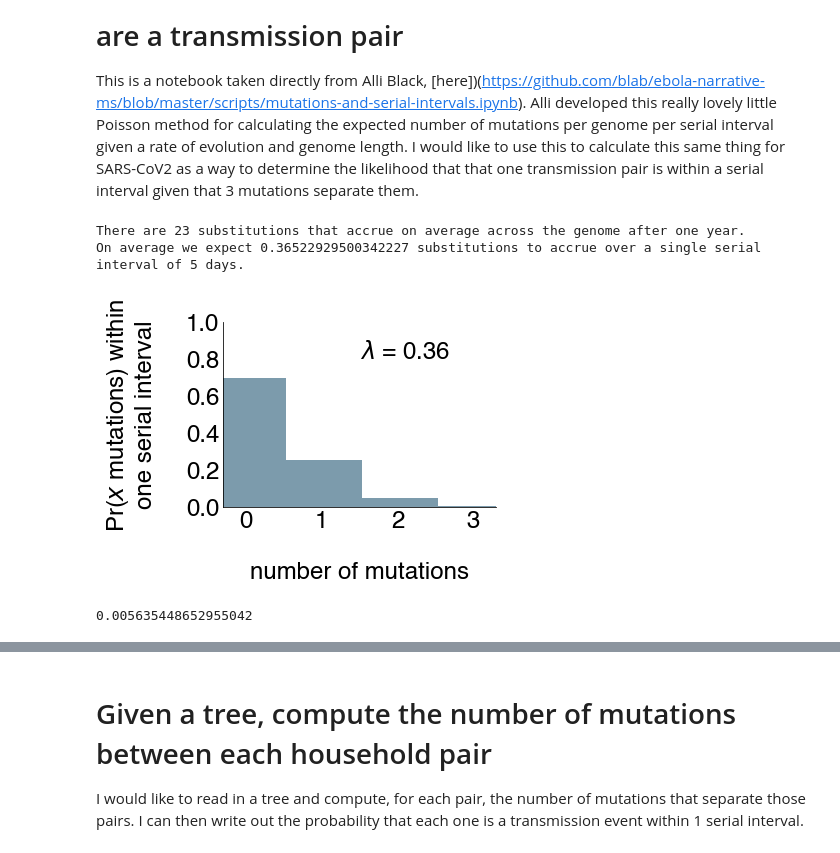
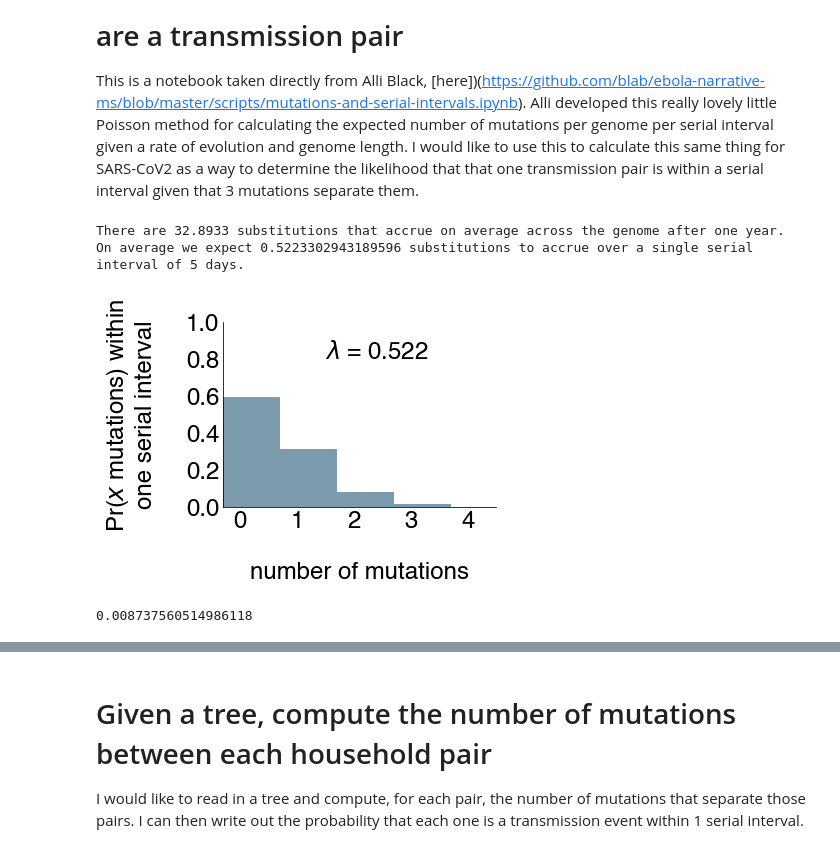
Before and after one commit to lmoncla/ncov-WI-within-host, a Jupyter notebook: scripts/calculate-probability-household-is-transmission-pair.ipynb, the cells around one changed output, grey strips where cells are left out. Drawn from its saved outputs; the diff is of its cells as text; code cells hidden in the pictures.

Commit message:
adding in changes to code for supplemental figure 8

```diff
--- a/scripts/calculate-probability-household-is-transmission-pair.ipynb
+++ b/scripts/calculate-probability-household-is-transmission-pair.ipynb
@@ -21,11 +30,13 @@ bt = imp.load_source('baltic', '../baltic/baltic.py')
 #green:434A42
 # %%
 #the math
-subs_per_genome_per_year = 23   # from nextstrain.org/ncov/global
+subs_per_site_per_year = 0.0011  # from Duchene, mean is 1.1 x 10^-3, credible interval is  7.03 × 10−4 and 1.5 × 10−3
+genome_length = 29903
+subs_per_genome_per_year = subs_per_site_per_year * genome_length
 print("There are {} substitutions that accrue on average across the genome after one year.".format(subs_per_genome_per_year))
 
 subs_per_genome_per_day = subs_per_genome_per_year/365.25
-serial_interval = 5.8 # days
+serial_interval = 5.8 # days; from He paper, the estimate was 5.8 with a 95% CI OF 4.8-6.8
 subs_per_genome_per_serial_interval = subs_per_genome_per_day * serial_interval
 print("On average we expect {} substitutions to accrue over a single serial interval of 5 days.".format(subs_per_genome_per_serial_interval))
 
@@ -33,8 +44,8 @@ print("On average we expect {} substitutions to accrue over a single serial inte
 #in reality the observed number of substitutions is discrete, and we see, 0, 1, 2, etc. mutations with different probabilities,
 #which is what we plot below: the probability of x subsitutions observed given a SINGLE serial interval.
 # %% [output]
-There are 23 substitutions that accrue on average across the genome after one year.
-On average we expect 0.36522929500342227 substitutions to accrue over a single serial interval of 5 days.
+There are 32.8933 substitutions that accrue on average across the genome after one year.
+On average we expect 0.5223302943189596 substitutions to accrue over a single serial interval of 5 days.
 # %%
 plt.rc('font',**{'family':'sans-serif','sans-serif':['Helvetica']})
 plt.rc('text', usetex='false')
@@ -46,36 +57,36 @@ height= 4.3
 # %%
 fig,ax = fig, ax = plt.subplots(figsize=(width,height),facecolor='w')
 
-x = np.arange(0,4,1)
+x = np.arange(0,5,1)
 
 rv = poisson(subs_per_genome_per_serial_interval)
 ax.vlines(x, 0, rv.pmf(x), colors='#7C9BAC', linestyles='-', lw=80)
 ax.set_ylabel("Pr($x$ mutations) within\none serial interval\n", size = fontSize)
 ax.set_ylim(0,1)
-ax.set_xlim(-0.3,3.3)
+ax.set_xlim(-0.3,4.5)
 ax.set_xlabel("\nnumber of mutations", size = fontSize)
-plt.xticks(np.arange(0, 4, step=1))
+plt.xticks(np.arange(0, 5, step=1))
 
 ax.spines['top'].set_visible(False)
 ax.spines['bottom'].set_visible(True)
 ax.spines['left'].set_visible(True)
 ax.spines['right'].set_visible(False)
 
 for tick in ax.get_xticklabels():
     tick.set_fontname("Helvetica")
 
-ax.text(1.5,0.8,'$\lambda$ = 0.36', size = fontSize)
+ax.text(1.5,0.8,'$\lambda$ = '+str(round(subs_per_genome_per_serial_interval,3)), size = fontSize)
 plt.setp(ax.get_xticklabels(), visible=True, size=fontSize)
 plt.setp(ax.get_yticklabels(), visible=True, size=fontSize)
 ax.tick_params(axis='both', which='both', length=0)
 plt.tight_layout()
 
 # ax.vhlines(0.2, -1, 6, colors='white', linestyles='solid', lw=1)
 # ax.vlines(0.4, -1, 6, colors='white', linestyles='solid', lw=1)
 
-plt.savefig("../figures/individual-pdfs/serial-interval-mutations-2021-02-04.pdf", dpi=300)
+plt.savefig("../figures/individual-pdfs/serial-interval-mutations-5.8-2021-04-23.pdf", dpi=300)
 # %% [output]
-[figure, old version]
+[figure, new version]
 # %%
 n_serial_intervals = 1
 n_mutations_to_assess_probability_of = 3
@@ -87,4 +98,4 @@ print(probabilities_of_n_mutations_given_poisson_dist)
 #probability_based_observation_counts = (100*probabilities_of_n_mutations_given_poisson_dist)
 #print(probability_based_observation_counts)
 # %% [output]
-0.005635448652955042
+0.008737560514986118
```
Also changed, not shown: parts of 8 cells of this notebook, 1 other file.
